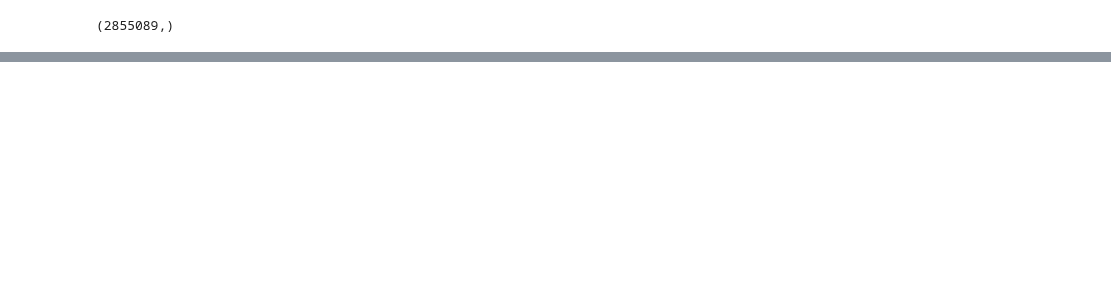
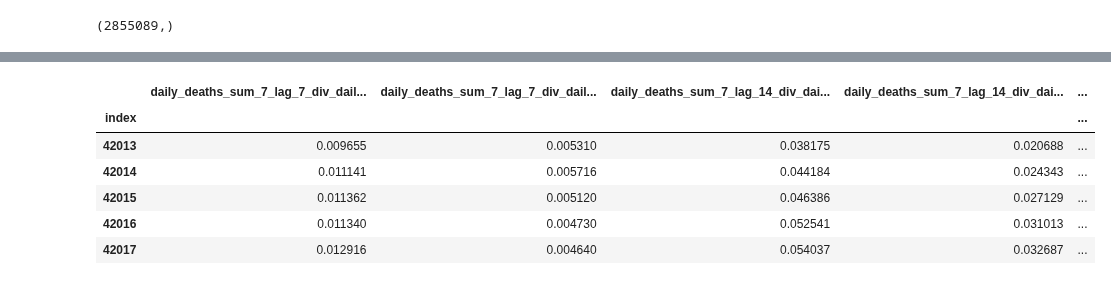
Before and after one commit to bdi2357/Covid19_forecasting, a Jupyter notebook: Mobility.ipynb, the cells around one changed output, grey strips where cells are left out. Drawn from its saved outputs; the diff is of its cells as text; code cells hidden in the pictures; blank space fills up the shorter version.

```diff
--- a/Mobility.ipynb
+++ b/Mobility.ipynb
@@ -121,0 +184,6 @@ r1.shape
+# %%
+isr =  gfn["Israel"].copy()
+isr[['daily_deaths_sum_7',
+ 'daily_deaths_sum_7_lag_7',
+ 'daily_deaths_sum_7_lag_14',
+ 'daily_deaths_sum_7_lag_28']].tail()
@@ -121,0 +205,11 @@ r1.shape
+# %%
+LL = list(isr.columns)[-10:]
+isr[LL].tail()
+# %% [output]
+|  | daily_deaths_sum_7_lag_7_div_dail... | daily_deaths_sum_7_lag_7_div_dail... | daily_deaths_sum_7_lag_14_div_dai... | daily_deaths_sum_7_lag_14_div_dai... | ... |
+| index |  |  |  |  | ... |
+| 42013 | 0.009655 | 0.005310 | 0.038175 | 0.020688 | ... |
+| 42014 | 0.011141 | 0.005716 | 0.044184 | 0.024343 | ... |
+| 42015 | 0.011362 | 0.005120 | 0.046386 | 0.027129 | ... |
+| 42016 | 0.011340 | 0.004730 | 0.052541 | 0.031013 | ... |
+| 42017 | 0.012916 | 0.004640 | 0.054037 | 0.032687 | ... |
```
Also changed, not shown: parts of 16 cells of this notebook, 2 other files.
